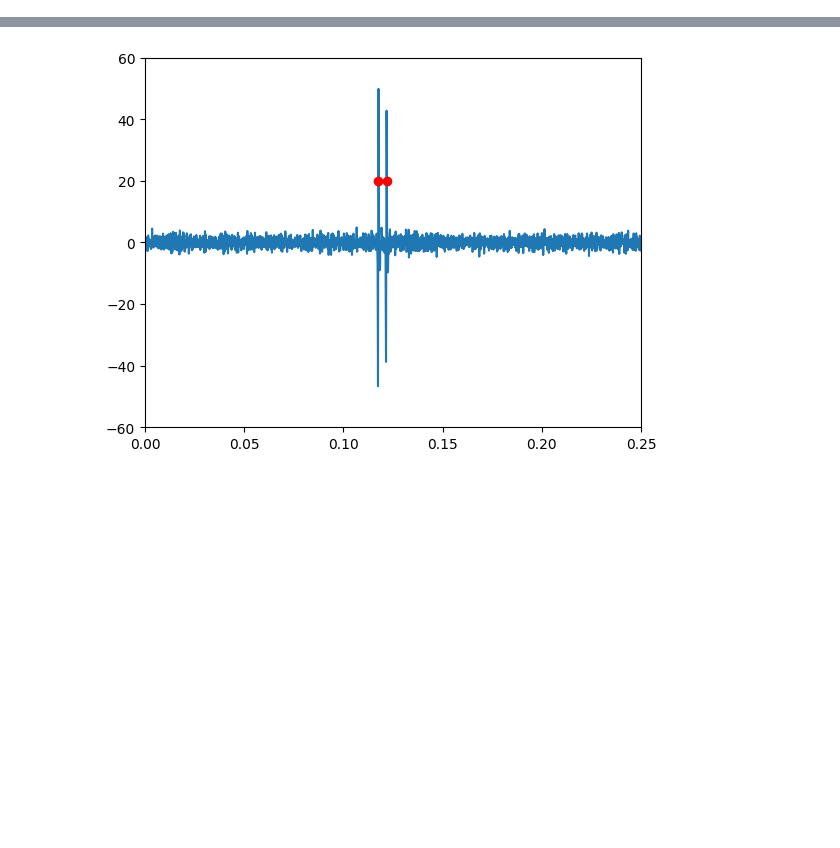
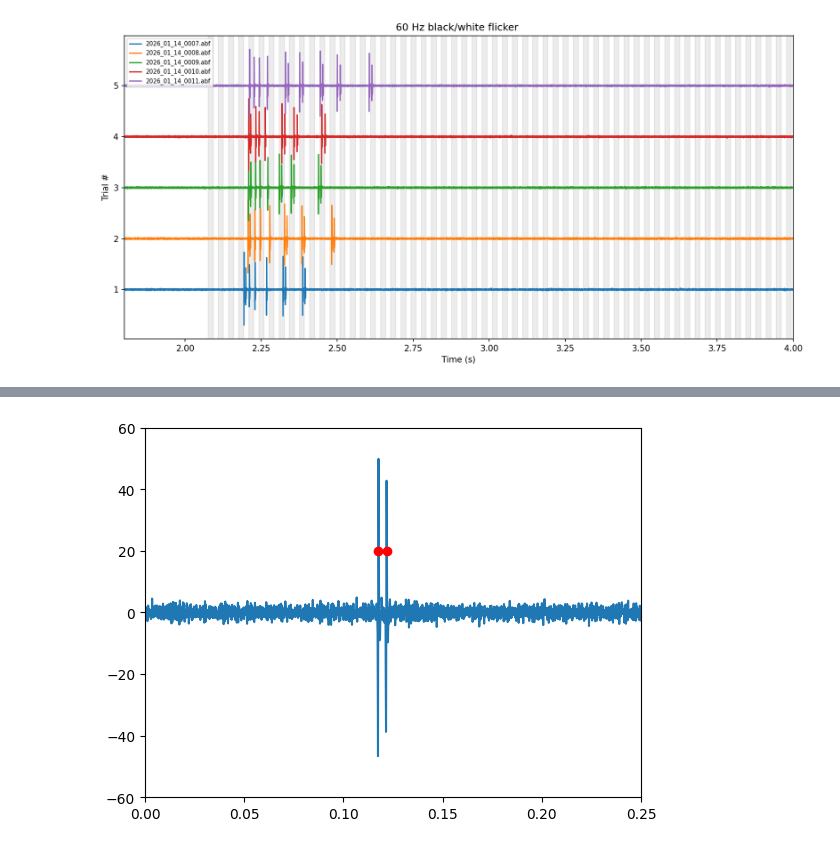
Before and after one commit to bkim346/Neitz_Analysis_Suite, a Jupyter notebook: testingbed.ipynb, the cells around one changed output, grey strips where cells are left out. Drawn from its saved outputs; the diff is of its cells as text; code cells hidden in the pictures; blank space fills up the shorter version.

```diff
--- a/testingbed.ipynb
+++ b/testingbed.ipynb
@@ -86,0 +189,60 @@ plt.show()
+# %%
+import numpy as np
+import matplotlib.pyplot as plt
+from scipy.signal import find_peaks
+from Neitz import Neitz
+from pathlib import Path
+
+FRAME_S = 1/60
+ANCHOR_MIN_GAP_S = 0.03
+CAL_DELAY_S = -0.00295
+
+START_NUM, END_NUM = 7, 11
+DATE_STR = "2026_01_14"
+Y_OFFSET_MV = 200
+thr = 50
+
+fig, ax = plt.subplots(figsize=(12, 6), dpi=150)
+
+anchor_t_firstfile = None
+for k, n in enumerate(range(START_NUM, END_NUM + 1)):
+    fname = f"{DATE_STR}_{n:04d}.abf"
+
+    laser = Neitz(filepath=Path.cwd())
+    laser.abfread(fname)
+
+
+    y = laser.spike_ch + k * Y_OFFSET_MV
+    ax.plot(laser.time_vec, y, label=f"{fname}")
+
+
+    if anchor_t_firstfile is None:
+        stim = -laser.stim_ch
+        stim = stim - stim.min()
+        stim = stim / stim.max() * 100
+
+        rise = np.where(np.diff((stim > thr).astype(int)) == 1)[0] + 1
+        rise_t = laser.time_vec[rise]
+
+        anchor_t = []
+        last_t = -1e9
+        for t0 in rise_t:
+            if (t0 - last_t) >= ANCHOR_MIN_GAP_S:
+                anchor_t.append(t0)
+                last_t = t0
+        anchor_t_firstfile = np.asarray(anchor_t) + CAL_DELAY_S
+
+
+for t0 in anchor_t_firstfile:
+    ax.axvspan(t0, t0 + FRAME_S, color="grey", alpha=0.15)
+
+ax.set_xlim(1.8, 4)
+ax.set_xlabel("Time (s)")
+ax.set_ylabel("Trial #")
+ax.set_yticklabels([0,1,2,3,4,5])
+ax.set_title("60 Hz black/white flicker ")
+ax.legend(fontsize=7, loc="upper left")
+plt.tight_layout()
+plt.show()
+# %% [output]
+[figure, added]
```
Also changed, not shown: parts of 11 cells of this notebook.
